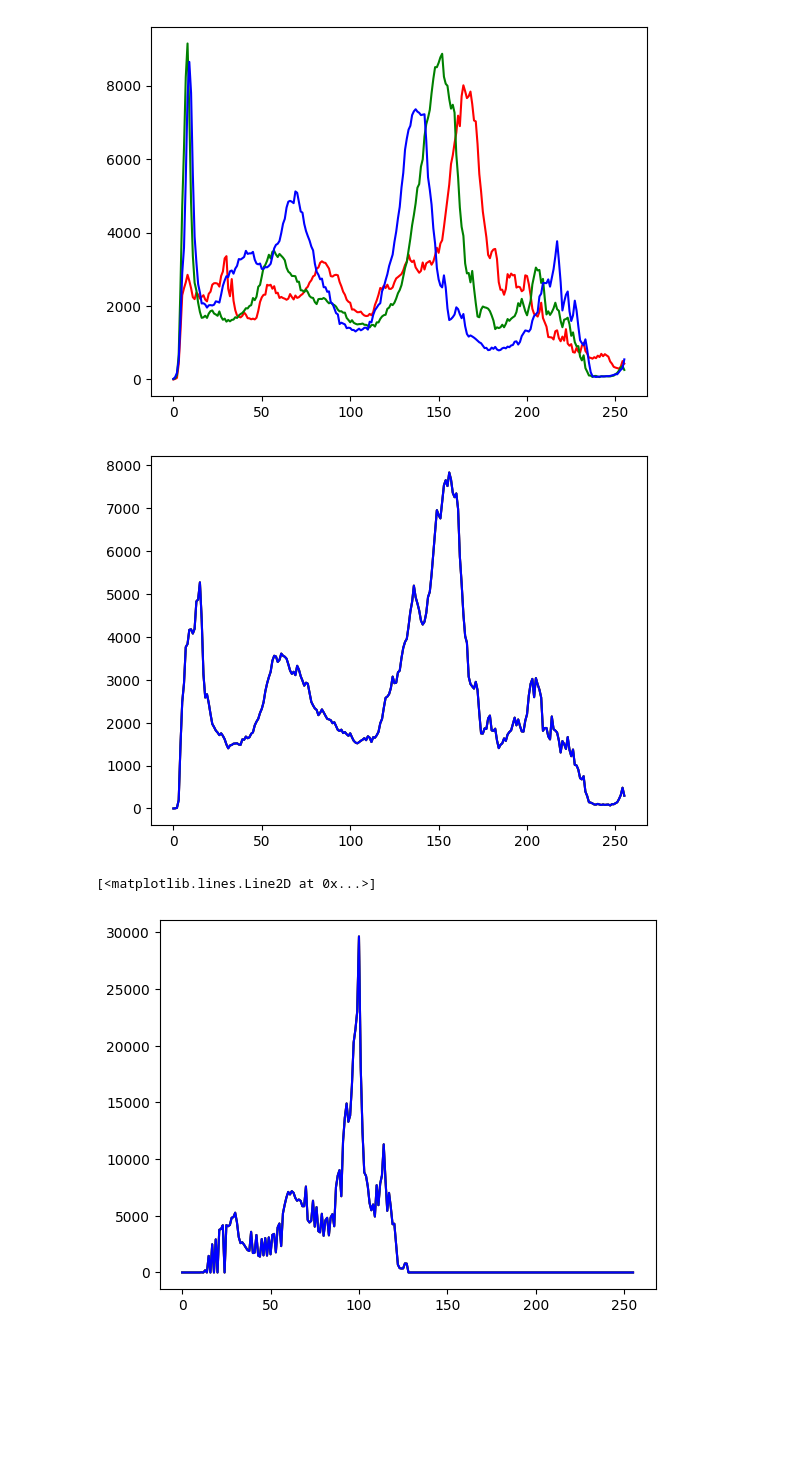
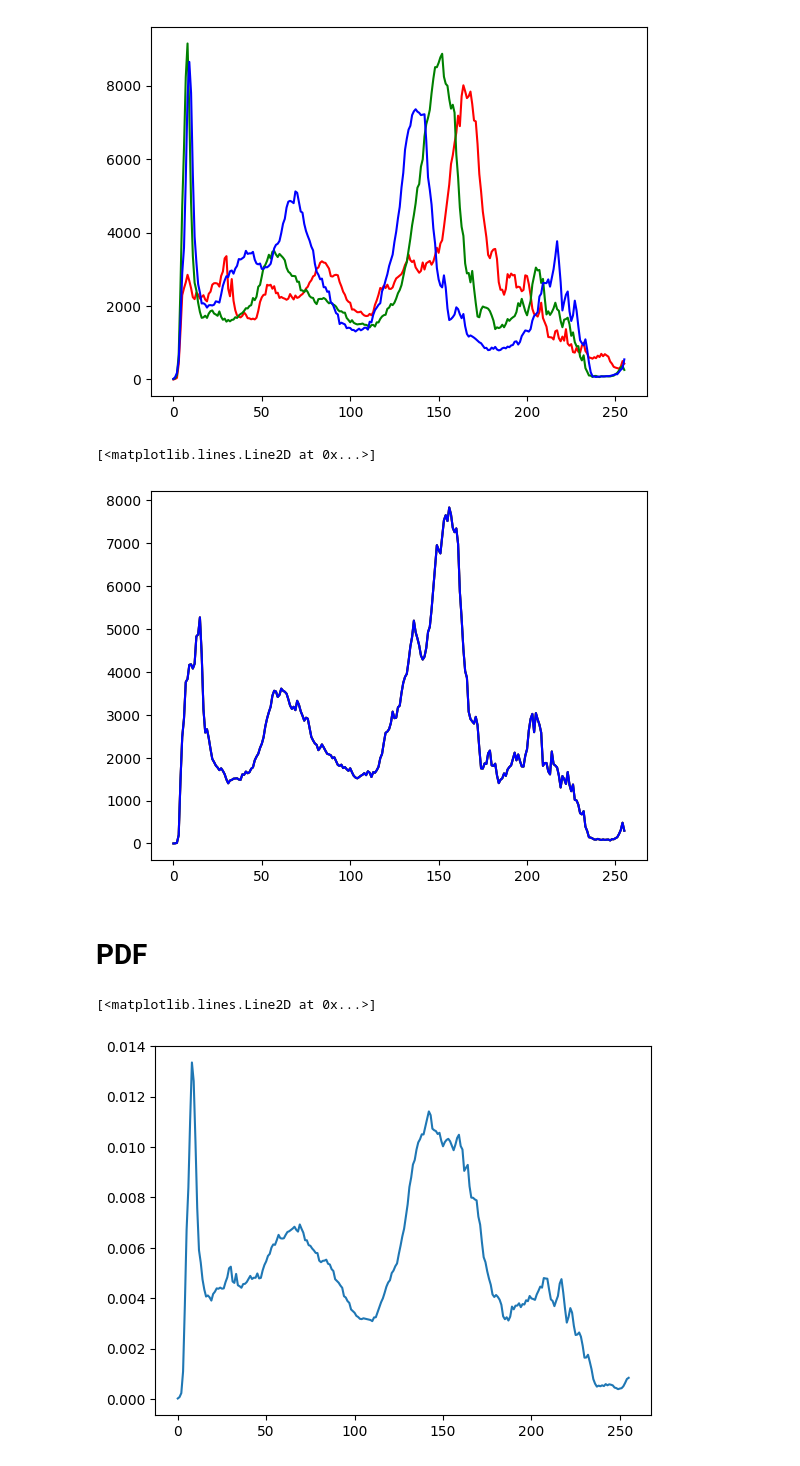
Before and after one commit to omer-priel/vision-and-image-processing, a Jupyter notebook: nootbooks/analyze-image.ipynb, the cells around one changed output. Drawn from its saved outputs; the diff is of its cells as text; code cells hidden in the pictures; blank space fills up the shorter version.

```diff
--- a/nootbooks/analyze-image.ipynb
+++ b/nootbooks/analyze-image.ipynb
@@ -12,6 +12,10 @@ from src.image_transformations import normalize_image, unormalize_image, shrink_
 set_database("custom")
 
 img, gray_img = load_image("image.jpg")
+
+M = 255
+N = img.shape[0] * img.shape[1] * img.shape[2]
+
 img = shrink_image(img, 600)
 gray_img = shrink_image(gray_img, 600)
 
@@ -47,18 +51,15 @@ histR, colorsR, histG, colorsG, histB, colorsB = image_histogram_channels(gray_i
 plt.plot(colorsR, histR, 'r')
 plt.plot(colorsG, histG, 'g')
 plt.plot(colorsB, histB, 'b')
-plt.show()
-
-temp = normalize_image(gray_img.copy())
-temp = (temp ** 0.5) * 0.5
-temp[temp > 1] = 1
-temp = unormalize_image(temp)
-
-histR, colorsR, histG, colorsG, histB, colorsB = image_histogram_channels(temp)
-plt.plot(colorsR, histR, 'r')
-plt.plot(colorsG, histG, 'g')
-plt.plot(colorsB, histB, 'b')
 # %% [output]
+[<matplotlib.lines.Line2D at 0x...>]
 [figure]
-[<matplotlib.lines.Line2D at 0x...>]
-[figure, removed]
+# %% [markdown]
+# PDF
+# %%
+hist, colors = image_histogram(img)
+pdf = hist / N
+plt.plot(pdf)
+# %% [output]
+[<matplotlib.lines.Line2D at 0x...>]
+[figure, added]
```
Also changed, not shown: parts of 2 cells of this notebook, 5 other files.
